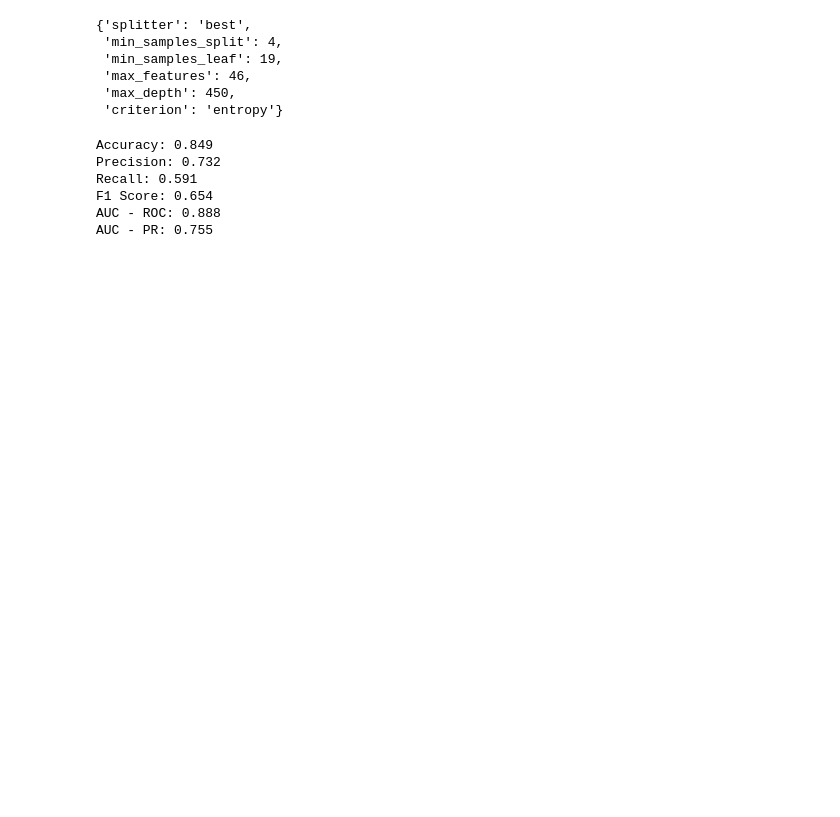
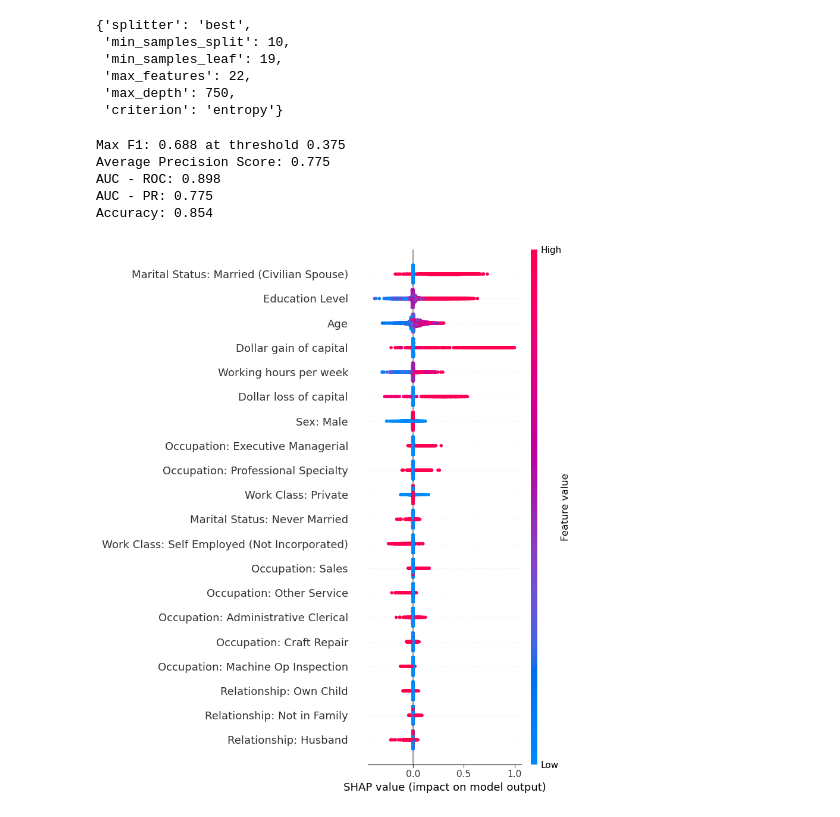
Before and after one commit to nogibjj/IDS705_FinalProject_Lemur_Team, a Jupyter notebook: 30_models/DecisionTree.ipynb, the cells around one changed output. Cells and saved outputs as stored; diff of their text form; code cells hidden in the pictures; blank space fills up the shorter version.

```diff
--- a/30_models/DecisionTree.ipynb
+++ b/30_models/DecisionTree.ipynb
@@ -52,7 +52,7 @@ random_search = RandomizedSearchCV(
     param_distributions=param_dist,
     n_iter=1000,
     cv=5,
-    scoring="accuracy",
+    scoring="roc_auc",
     random_state=42,
 )
 
@@ -63,36 +63,38 @@ best_model = random_search.best_estimator_
 best_params
 # %% [output]
 {'splitter': 'best',
- 'min_samples_split': 4,
+ 'min_samples_split': 10,
  'min_samples_leaf': 19,
- 'max_features': 46,
- 'max_depth': 450,
+ 'max_features': 22,
+ 'max_depth': 750,
  'criterion': 'entropy'}
 # %%
 y_pred = best_model.predict(X_test)
 
 accuracy = accuracy_score(y_test, y_pred)
-precision = precision_score(y_test, y_pred)
-recall = recall_score(y_test, y_pred)
-f1 = f1_score(y_test, y_pred)
+auc_pr = average_precision_score(y_test, y_pred)
 y_pred_proba = best_model.predict_proba(X_test)[:, 1]
 auc_roc = roc_auc_score(y_test, y_pred_proba)
 auc_pr = average_precision_score(y_test, y_pred_proba)
 
+# Max F1
+precision, recall, thresholds = precision_recall_curve(y_test, y_pred_proba)
+f1_scores = 2 * (precision * recall) / (precision + recall)
+max_f1_index = np.argmax(f1_scores)
+max_threshold = thresholds[max_f1_index]
+max_f1 = f1_scores[max_f1_index]
 
-print(f"Accuracy: {accuracy:.3f}")
-print(f"Precision: {precision:.3f}")
-print(f"Recall: {recall:.3f}")
-print(f"F1 Score: {f1:.3f}")
+print(f"Max F1: {max_f1:.3f} at threshold {max_threshold:.3f}")
+print(f"Average Precision Score: {auc_pr:.3f}")
 print(f"AUC - ROC: {auc_roc:.3f}")
 print(f"AUC - PR: {auc_pr:.3f}")
+print(f"Accuracy: {accuracy:.3f}")
 # %% [output]
-Accuracy: 0.849
-Precision: 0.732
-Recall: 0.591
-F1 Score: 0.654
-AUC - ROC: 0.888
-AUC - PR: 0.755
+Max F1: 0.688 at threshold 0.375
+Average Precision Score: 0.775
+AUC - ROC: 0.898
+AUC - PR: 0.775
+Accuracy: 0.854
 # %%
 def f(x):
     return best_model.predict_proba(x)[:, 1]
@@ -104,6 +106,10 @@ explainer = shap.Explainer(f, med)
 
 
 shap_values = explainer(X_test)
+# %%
+shap.summary_plot(shap_values, X_test)
+# %% [output]
+[figure, added]
 # %%
 shap.plots.beeswarm(shap_values)
 # %% [output]
```
Also changed, not shown: parts of 5 cells of this notebook, 3 other files.
